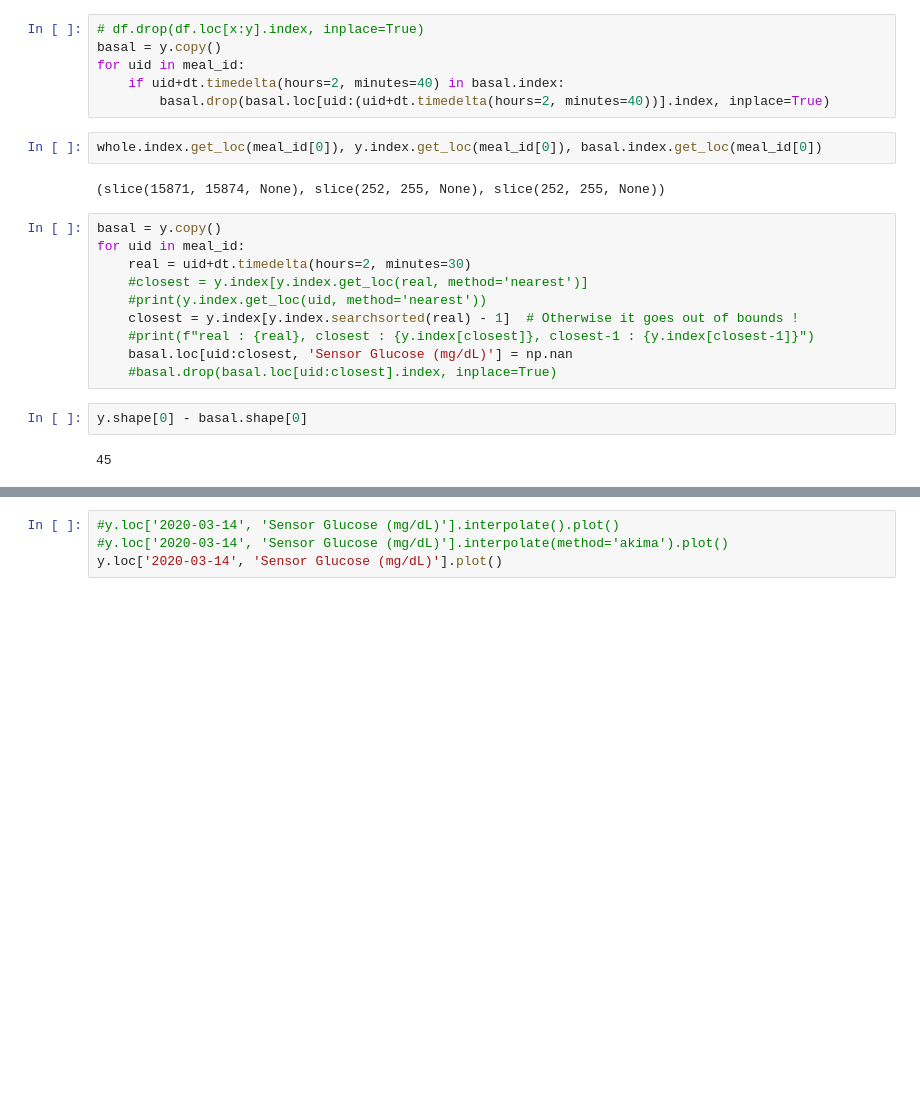
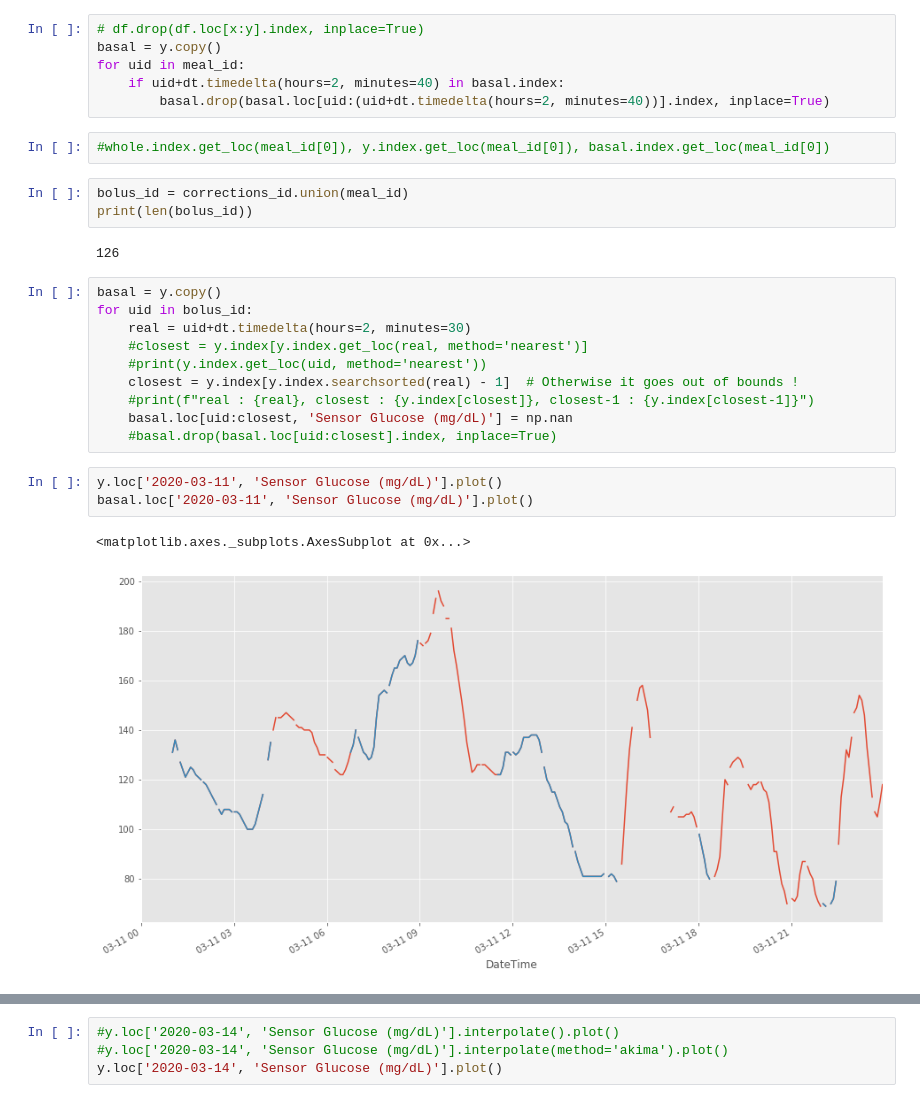
Before and after one commit to gmagannaDevelop/Diabetes-Analysis, a Jupyter notebook: Exploratory.ipynb, the cells around one changed output, grey strips where cells are left out. Cells and saved outputs as stored; diff of their text form; blank space fills up the shorter version.

```diff
--- a/Exploratory.ipynb
+++ b/Exploratory.ipynb
@@ -170,12 +186,15 @@ for uid in meal_id:
     if uid+dt.timedelta(hours=2, minutes=40) in basal.index:
         basal.drop(basal.loc[uid:(uid+dt.timedelta(hours=2, minutes=40))].index, inplace=True)
 # %%
-whole.index.get_loc(meal_id[0]), y.index.get_loc(meal_id[0]), basal.index.get_loc(meal_id[0])
+#whole.index.get_loc(meal_id[0]), y.index.get_loc(meal_id[0]), basal.index.get_loc(meal_id[0])
-# %% [output]
-(slice(15871, 15874, None), slice(252, 255, None), slice(252, 255, None))
+# %%
+bolus_id = corrections_id.union(meal_id)
+print(len(bolus_id))
+# %% [output]
+126
 # %%
 basal = y.copy()
-for uid in meal_id:
+for uid in bolus_id:
     real = uid+dt.timedelta(hours=2, minutes=30)
     #closest = y.index[y.index.get_loc(real, method='nearest')]
     #print(y.index.get_loc(uid, method='nearest'))
@@ -183,8 +202,10 @@ for uid in meal_id:
     #print(f"real : {real}, closest : {y.index[closest]}, closest-1 : {y.index[closest-1]}")
     basal.loc[uid:closest, 'Sensor Glucose (mg/dL)'] = np.nan
     #basal.drop(basal.loc[uid:closest].index, inplace=True)
-# %%
-y.shape[0] - basal.shape[0]
-# %% [output]
-45
+# %%
+y.loc['2020-03-11', 'Sensor Glucose (mg/dL)'].plot()
+basal.loc['2020-03-11', 'Sensor Glucose (mg/dL)'].plot()
+# %% [output]
+<matplotlib.axes._subplots.AxesSubplot at 0x...>
+[figure, added]
 # %%
```
Also changed, not shown: parts of 8 cells of this notebook, 1 other file.
